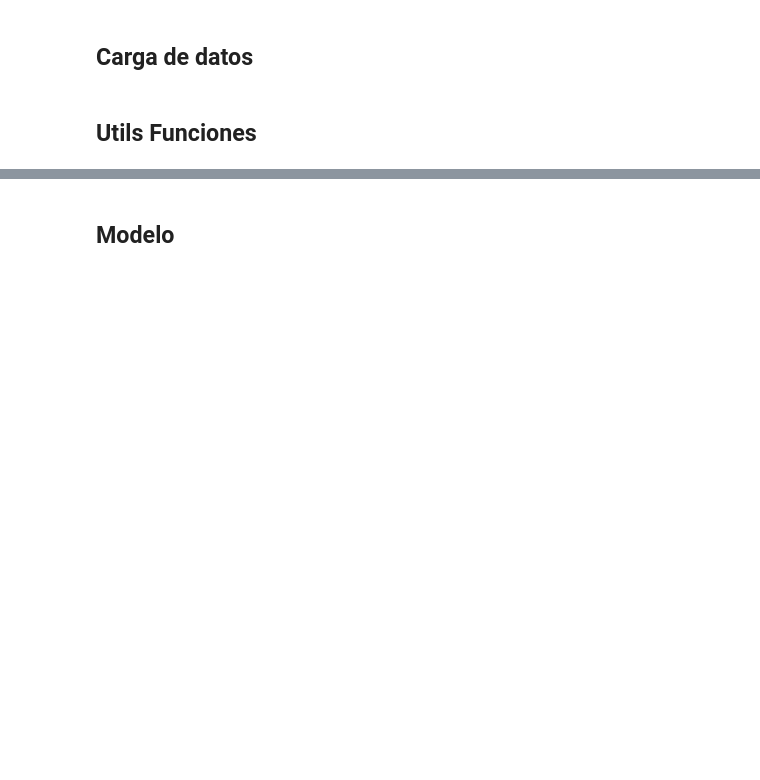
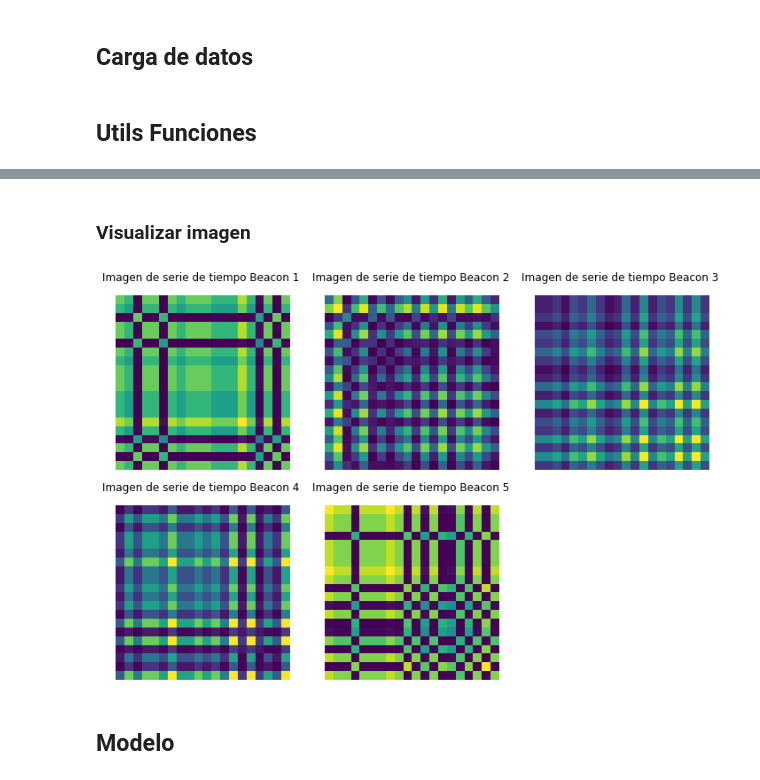
Before and after one commit to anthonymirandag/IndoorLocalization, a Jupyter notebook: IndoorLacalizationCNN2D.ipynb, the cells around one changed output, grey strips where cells are left out. Cells and saved outputs as stored; diff of their text form; code cells hidden in the pictures; blank space fills up the shorter version.

```diff
--- a/IndoorLacalizationCNN2D.ipynb
+++ b/IndoorLacalizationCNN2D.ipynb
@@ -353,3 +200,20 @@ x_train.shape
+# %% [markdown]
+### Visualizar imagen
+# %%
+def visualizate_images_rssi(x_images):
+  n = x_images.shape[2]
+  fig = plt.figure(figsize=(12,8))
+  for i in range(n) :
+    image = x_images[:,:,i]
+    ax =fig.add_subplot(2, 3, i+1)
+    plt.axis('off')
+    ax.tick_params( axis='both', which='both', bottom='off', top=False, labelbottom='off', right='off', left='off', labelleft='off')
+    ax.set_title('Imagen de serie de tiempo Beacon {} '.format(i+1))
+    ax.matshow(image)
+# %%
+visualizate_images_rssi(x_train[2])
+# %% [output]
+[figure, added]
 # %% [markdown]
 ## Modelo
 # %%
```
Also changed, not shown: parts of 15 cells of this notebook.
